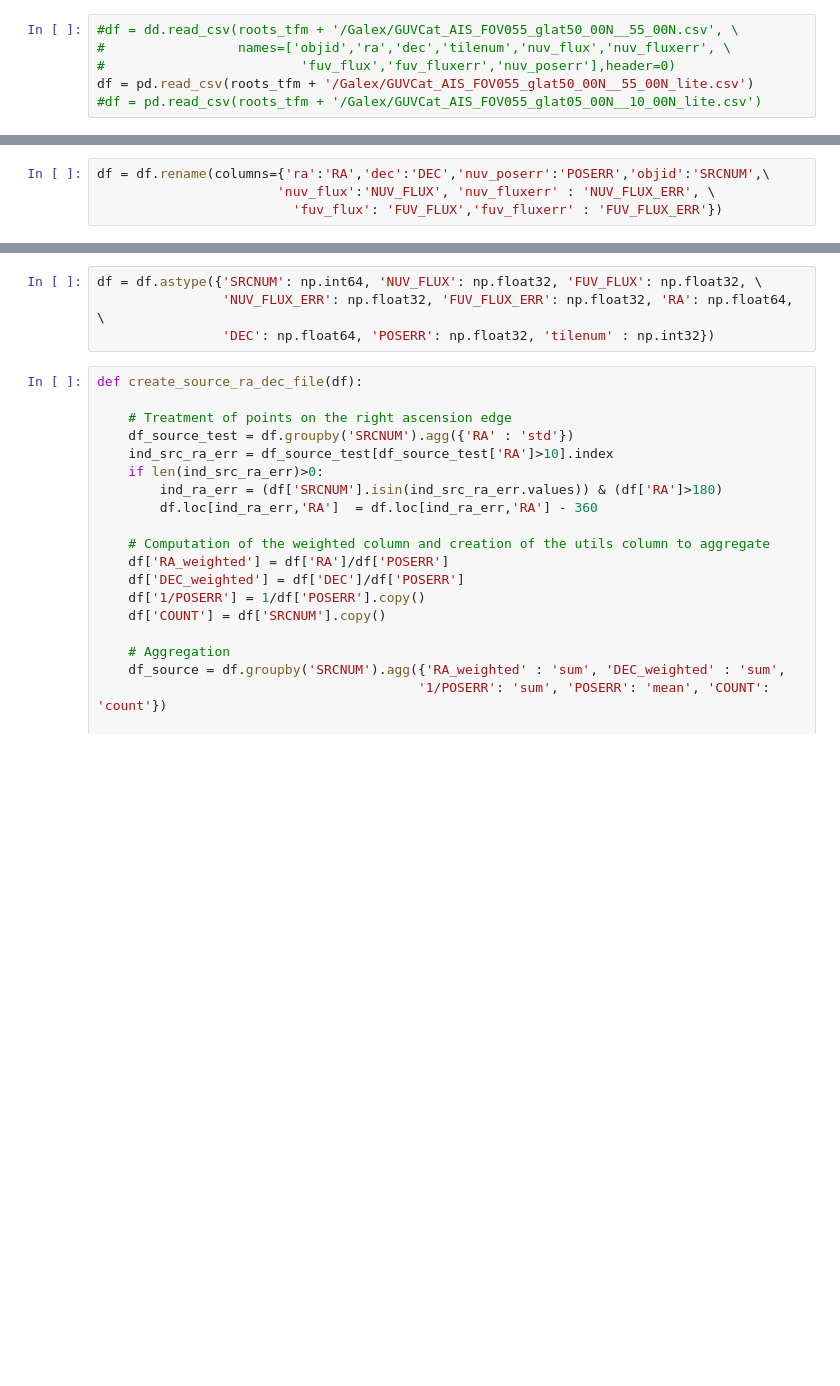
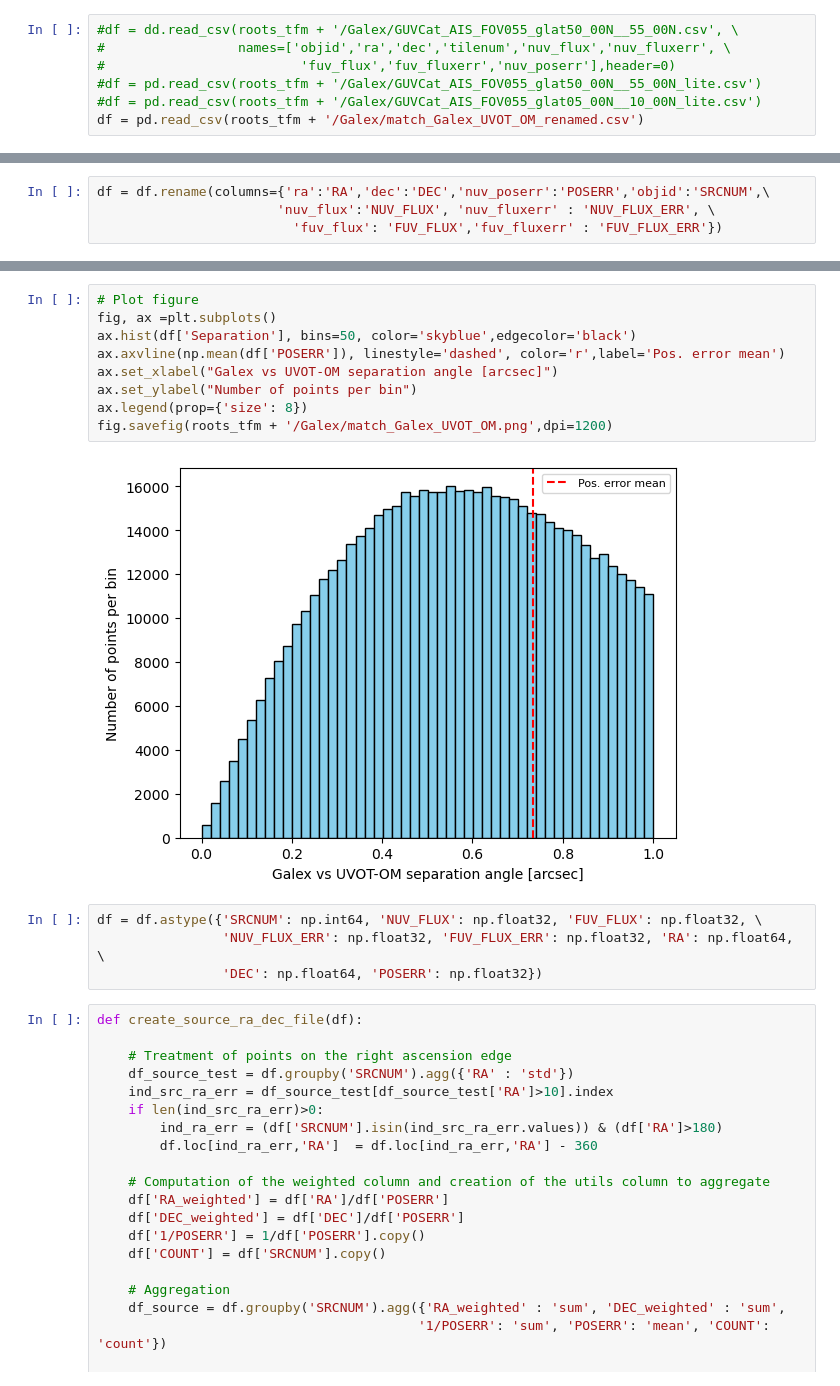
Before and after one commit to JulienValteau/TFM_TDE_Detection, a Jupyter notebook: UV_database_creation_pipeline/3b-Generate_source&entries_galex_test.ipynb, the cells around one changed output, grey strips where cells are left out. Cells and saved outputs as stored; diff of their text form; blank space fills up the shorter version.

```diff
--- a/UV_database_creation_pipeline/3b-Generate_source&entries_galex_test.ipynb
+++ b/UV_database_creation_pipeline/3b-Generate_source&entries_galex_test.ipynb
@@ -8,7 +10,8 @@ roots_tfm = '/home/julien/Documents/Etudes/Astrofisica/Master/TFM/Data'
 #df = dd.read_csv(roots_tfm + '/Galex/GUVCat_AIS_FOV055_glat50_00N__55_00N.csv', \
 #                 names=['objid','ra','dec','tilenum','nuv_flux','nuv_fluxerr', \
 #                         'fuv_flux','fuv_fluxerr','nuv_poserr'],header=0)
-df = pd.read_csv(roots_tfm + '/Galex/GUVCat_AIS_FOV055_glat50_00N__55_00N_lite.csv')
+#df = pd.read_csv(roots_tfm + '/Galex/GUVCat_AIS_FOV055_glat50_00N__55_00N_lite.csv')
 #df = pd.read_csv(roots_tfm + '/Galex/GUVCat_AIS_FOV055_glat05_00N__10_00N_lite.csv')
+df = pd.read_csv(roots_tfm + '/Galex/match_Galex_UVOT_OM_renamed.csv')
 # %%
 df.head()
@@ -23,7 +62,18 @@ df.head()
+# %%
+# Plot figure
+fig, ax =plt.subplots()
+ax.hist(df['Separation'], bins=50, color='skyblue',edgecolor='black')
+ax.axvline(np.mean(df['POSERR']), linestyle='dashed', color='r',label='Pos. error mean')
+ax.set_xlabel("Galex vs UVOT-OM separation angle [arcsec]")
+ax.set_ylabel("Number of points per bin")
+ax.legend(prop={'size': 8})
+fig.savefig(roots_tfm + '/Galex/match_Galex_UVOT_OM.png',dpi=1200)
+# %% [output]
+[figure, added]
 # %%
 df = df.astype({'SRCNUM': np.int64, 'NUV_FLUX': np.float32, 'FUV_FLUX': np.float32, \
                 'NUV_FLUX_ERR': np.float32, 'FUV_FLUX_ERR': np.float32, 'RA': np.float64, \
-                'DEC': np.float64, 'POSERR': np.float32, 'tilenum' : np.int32})
+                'DEC': np.float64, 'POSERR': np.float32})
 # %%
 def create_source_ra_dec_file(df):
 
```
Also changed, not shown: parts of 10 cells of this notebook, 1 other file.
